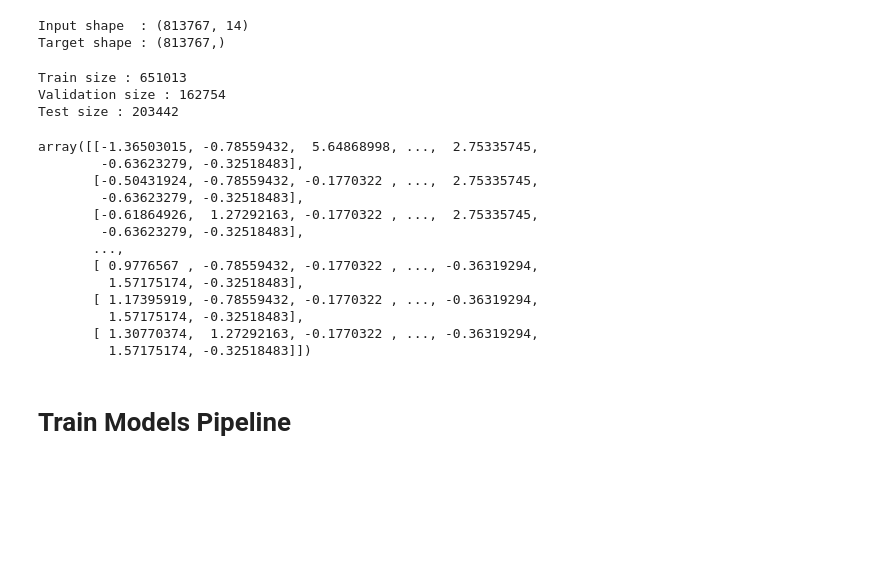
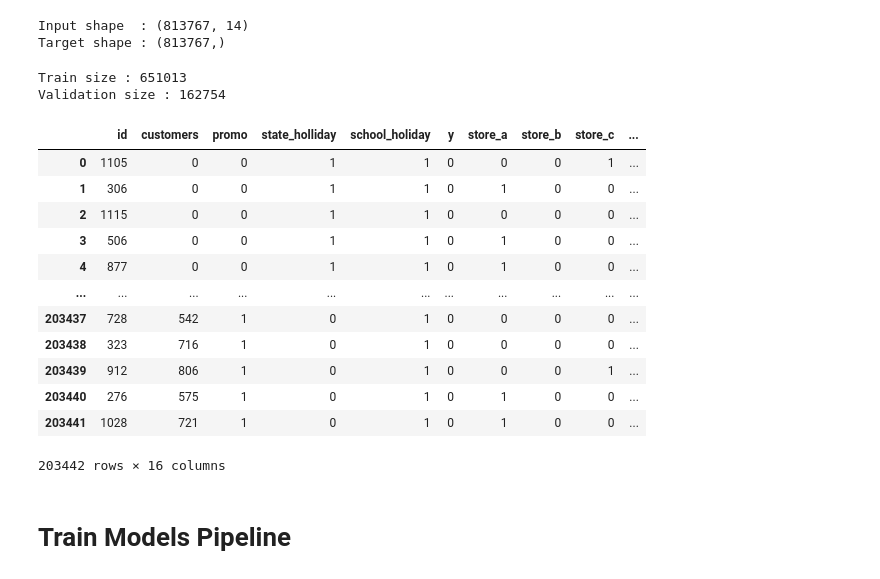
Before and after one commit to Omarbenjelloun915/ProjetData, a Jupyter notebook: ProjetDATA.ipynb, the cells around one changed output. Drawn from its saved outputs; the diff is of its cells as text; code cells hidden in the pictures; blank space fills up the shorter version.

```diff
--- a/ProjetDATA.ipynb
+++ b/ProjetDATA.ipynb
@@ -308,32 +363,31 @@ X_train, X_valid, y_train, y_valid = train_test_split(X, y, test_size=0.2, rando
 scaler = StandardScaler()
 X_train = scaler.fit_transform(X_train)
 X_valid = scaler.transform(X_valid)
-X_test = scaler.transform(test_df_new.drop(columns=['id','y']))
+#X_test = scaler.transform(test_df_new.drop(columns=['id','y']))
 
 # Print Data size
 print(f'Train size : {X_train.shape[0]}')
 print(f'Validation size : {X_valid.shape[0]}')
-print(f'Test size : {X_test.shape[0]}')
+#print(f'Test size : {X_test.shape[0]}')
 # %% [output]
 Train size : 651013
 Validation size : 162754
-Test size : 203442
-# %%
-X_test
-# %% [output]
-array([[-1.36503015, -0.78559432,  5.64868998, ...,  2.75335745,
-        -0.63623279, -0.32518483],
-       [-0.50431924, -0.78559432, -0.1770322 , ...,  2.75335745,
-        -0.63623279, -0.32518483],
-       [-0.61864926,  1.27292163, -0.1770322 , ...,  2.75335745,
-        -0.63623279, -0.32518483],
-       ...,
-       [ 0.9776567 , -0.78559432, -0.1770322 , ..., -0.36319294,
-         1.57175174, -0.32518483],
-       [ 1.17395919, -0.78559432, -0.1770322 , ..., -0.36319294,
-         1.57175174, -0.32518483],
-       [ 1.30770374,  1.27292163, -0.1770322 , ..., -0.36319294,
-         1.57175174, -0.32518483]])
+# %%
+test_df_new
+# %% [output]
+|  | id | customers | promo | state_holliday | school_holiday | y | store_a | store_b | store_c | ... |
+| 0 | 1105 | 0 | 0 | 1 | 1 | 0 | 0 | 0 | 1 | ... |
+| 1 | 306 | 0 | 0 | 1 | 1 | 0 | 1 | 0 | 0 | ... |
+| 2 | 1115 | 0 | 0 | 1 | 1 | 0 | 0 | 0 | 0 | ... |
+| 3 | 506 | 0 | 0 | 1 | 1 | 0 | 1 | 0 | 0 | ... |
+| 4 | 877 | 0 | 0 | 1 | 1 | 0 | 1 | 0 | 0 | ... |
+| ... | ... | ... | ... | ... | ... | ... | ... | ... | ... | ... |
+| 203437 | 728 | 542 | 1 | 0 | 1 | 0 | 0 | 0 | 0 | ... |
+| 203438 | 323 | 716 | 1 | 0 | 1 | 0 | 0 | 0 | 0 | ... |
+| 203439 | 912 | 806 | 1 | 0 | 1 | 0 | 0 | 0 | 1 | ... |
+| 203440 | 276 | 575 | 1 | 0 | 1 | 0 | 1 | 0 | 0 | ... |
+| 203441 | 1028 | 721 | 1 | 0 | 1 | 0 | 1 | 0 | 0 | ... |
+203442 rows × 16 columns
 # %% [markdown]
 # Train Models Pipeline
 # %%
```
Also changed, not shown: parts of 16 cells of this notebook.
